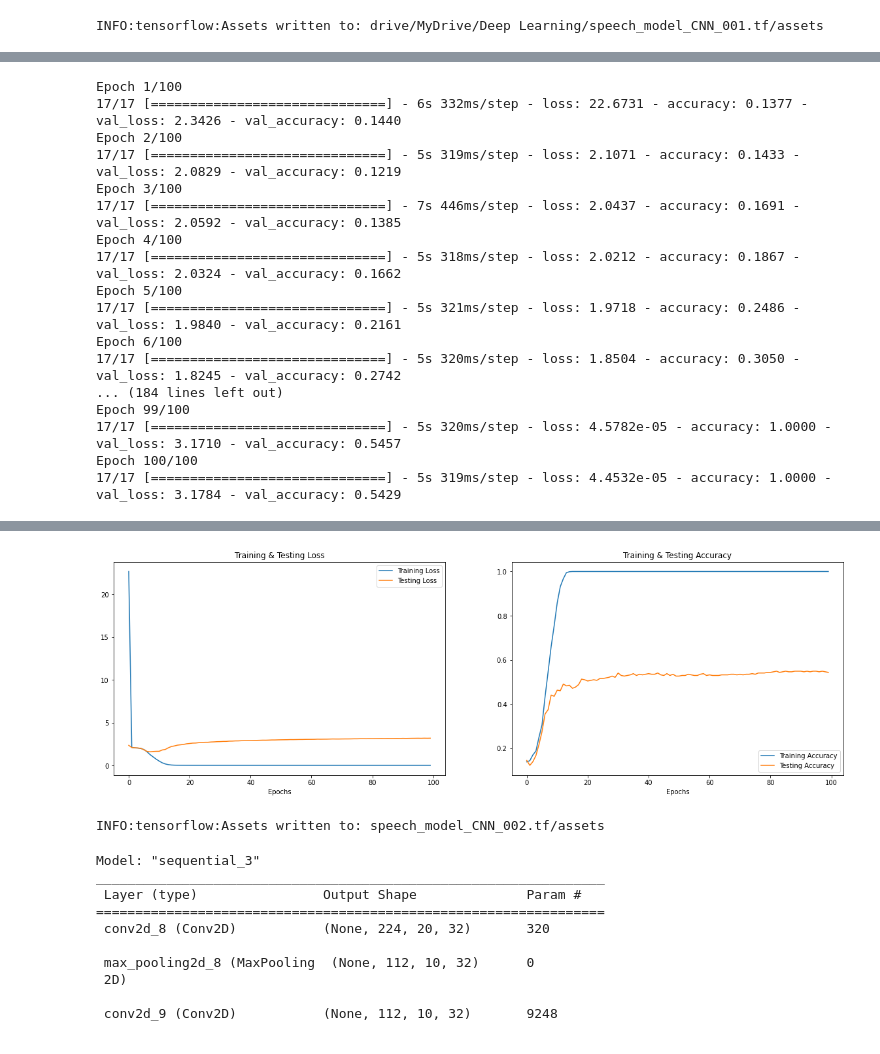
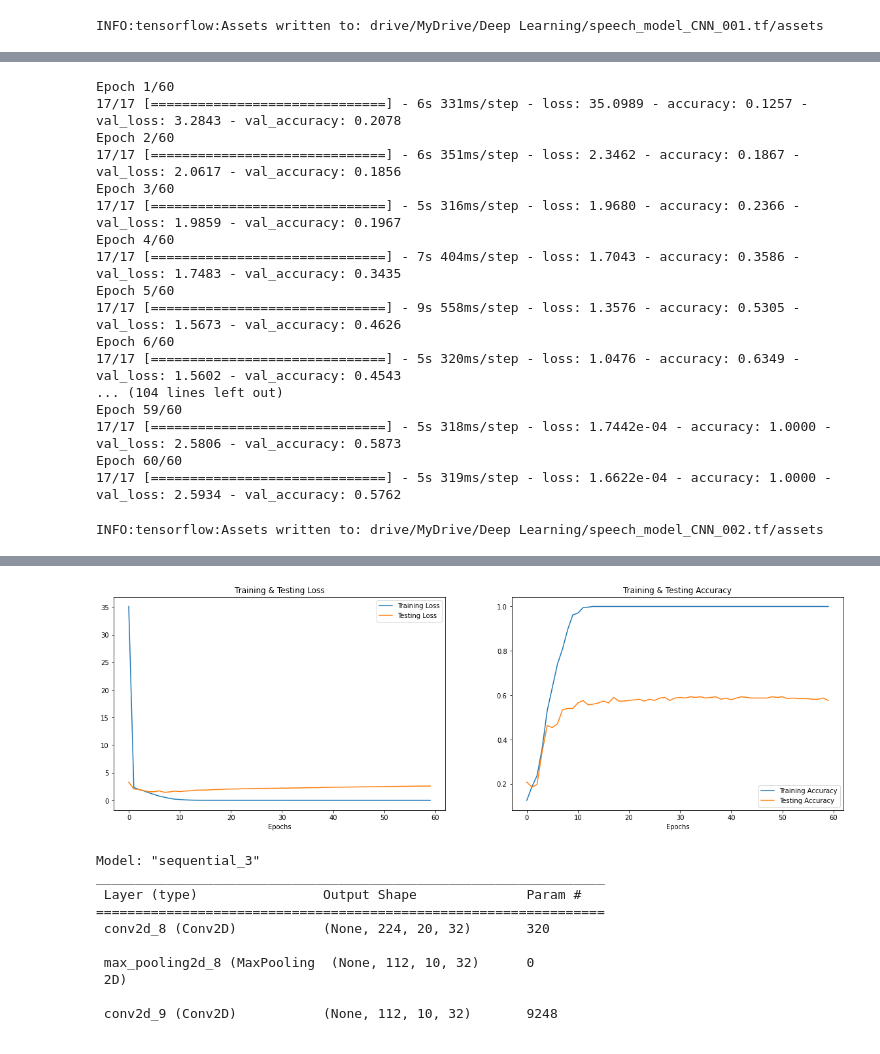
Before and after one commit to NK2108/Deep-Learning, a Jupyter notebook: Deep_Learning.ipynb, the cells around one changed output, grey strips where cells are left out. Saved outputs shown, nothing was run; the diff lists cells and outputs as text; code cells hidden in the pictures.

Commit message:
Minor fixes on 2nd CNN, save resutls

```diff
--- a/Deep_Learning.ipynb
+++ b/Deep_Learning.ipynb
@@ -232,26 +230,31 @@ Trainable params: 134,088
 Non-trainable params: 0
 _________________________________________________________________
 # %%
-history002=model_002.fit(x_train, y_train, batch_size=64, epochs=eps, validation_data=(x_test, y_test))
+history002=model_002.fit(x_train, y_train, batch_size=64, epochs=60, validation_data=(x_test, y_test))
 # %% [output]
-Epoch 1/100
-17/17 [==============================] - 6s 332ms/step - loss: 22.6731 - accuracy: 0.1377 - val_loss: 2.3426 - val_accuracy: 0.1440
-Epoch 2/100
-17/17 [==============================] - 5s 319ms/step - loss: 2.1071 - accuracy: 0.1433 - val_loss: 2.0829 - val_accuracy: 0.1219
-Epoch 3/100
-17/17 [==============================] - 7s 446ms/step - loss: 2.0437 - accuracy: 0.1691 - val_loss: 2.0592 - val_accuracy: 0.1385
-Epoch 4/100
-17/17 [==============================] - 5s 318ms/step - loss: 2.0212 - accuracy: 0.1867 - val_loss: 2.0324 - val_accuracy: 0.1662
-Epoch 5/100
-17/17 [==============================] - 5s 321ms/step - loss: 1.9718 - accuracy: 0.2486 - val_loss: 1.9840 - val_accuracy: 0.2161
-Epoch 6/100
-17/17 [==============================] - 5s 320ms/step - loss: 1.8504 - accuracy: 0.3050 - val_loss: 1.8245 - val_accuracy: 0.2742
-... (184 lines left out)
-Epoch 99/100
-17/17 [==============================] - 5s 320ms/step - loss: 4.5782e-05 - accuracy: 1.0000 - val_loss: 3.1710 - val_accuracy: 0.5457
-Epoch 100/100
-17/17 [==============================] - 5s 319ms/step - loss: 4.4532e-05 - accuracy: 1.0000 - val_loss: 3.1784 - val_accuracy: 0.5429
+Epoch 1/60
+17/17 [==============================] - 6s 331ms/step - loss: 35.0989 - accuracy: 0.1257 - val_loss: 3.2843 - val_accuracy: 0.2078
+Epoch 2/60
+17/17 [==============================] - 6s 351ms/step - loss: 2.3462 - accuracy: 0.1867 - val_loss: 2.0617 - val_accuracy: 0.1856
+Epoch 3/60
+17/17 [==============================] - 5s 316ms/step - loss: 1.9680 - accuracy: 0.2366 - val_loss: 1.9859 - val_accuracy: 0.1967
+Epoch 4/60
+17/17 [==============================] - 7s 404ms/step - loss: 1.7043 - accuracy: 0.3586 - val_loss: 1.7483 - val_accuracy: 0.3435
+Epoch 5/60
+17/17 [==============================] - 9s 558ms/step - loss: 1.3576 - accuracy: 0.5305 - val_loss: 1.5673 - val_accuracy: 0.4626
+Epoch 6/60
+17/17 [==============================] - 5s 320ms/step - loss: 1.0476 - accuracy: 0.6349 - val_loss: 1.5602 - val_accuracy: 0.4543
+... (104 lines left out)
+Epoch 59/60
+17/17 [==============================] - 5s 318ms/step - loss: 1.7442e-04 - accuracy: 1.0000 - val_loss: 2.5806 - val_accuracy: 0.5873
+Epoch 60/60
+17/17 [==============================] - 5s 319ms/step - loss: 1.6622e-04 - accuracy: 1.0000 - val_loss: 2.5934 - val_accuracy: 0.5762
+# %%
+model_002.save("drive/MyDrive/Deep Learning/speech_model_CNN_002.tf", save_format='tf')
+# %% [output]
+INFO:tensorflow:Assets written to: drive/MyDrive/Deep Learning/speech_model_CNN_002.tf/assets
 # %%
+eps=60
 print("Accuracy of our model on test data : " , model_002.evaluate(x_test,y_test)[1]*100 , "%")
 
 epochs = [i for i in range(eps)]
@@ -280,5 +283 @@ Accuracy of our model on test data :  54.29362654685974 %
-[figure, old version]
+[figure, new version]
-# %%
-model_002.save("speech_model_CNN_002.tf", save_format='tf')
-# %% [output]
-INFO:tensorflow:Assets written to: speech_model_CNN_002.tf/assets
```
Also changed, not shown: parts of 6 cells of this notebook.
